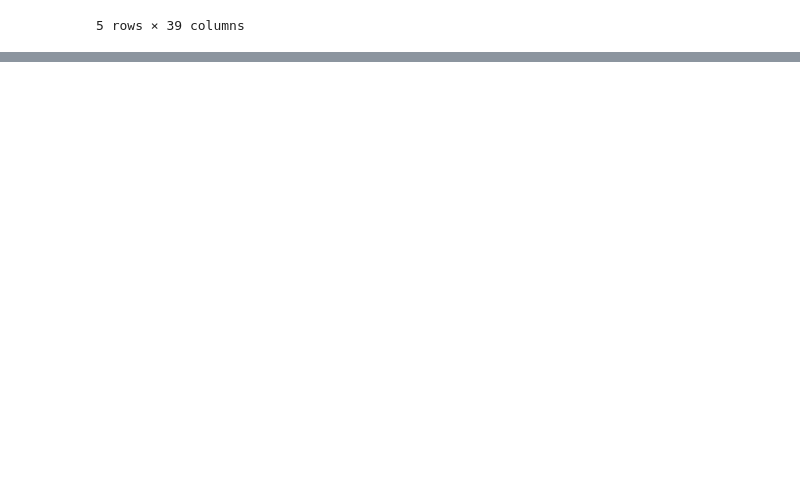
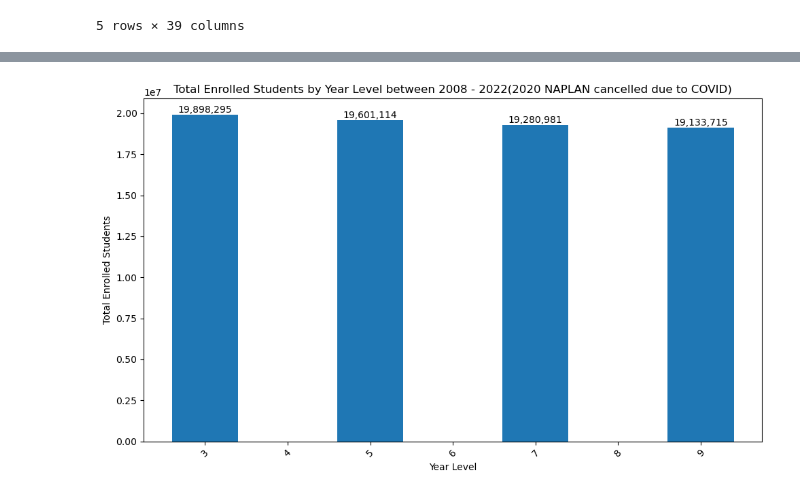
Before and after one commit to BillieOdelle/Project4_NAPLAN_STUDENT_ACHIEVEMENT, a Jupyter notebook: project trial_Python.ipynb, the cells around one changed output, grey strips where cells are left out. Drawn from its saved outputs; the diff is of its cells as text; code cells hidden in the pictures; blank space fills up the shorter version.

```diff
--- a/project trial_Python.ipynb
+++ b/project trial_Python.ipynb
@@ -96,0 +423,28 @@ df_Naplan_copy = df_Naplan.copy()
+# %%
+#CLEANED DATA
+
+
+# Group by Year Level to find total enrolled students for each year level
+enrolled_by_year_level_AUS = df_Naplan_AUS.groupby(['YEAR_LEVEL'])['ENROLLED_STUDENTS'].sum().reset_index()
+
+# Plot a bar graph showing total enrolled students for each year level
+plt.figure(figsize=(10, 6))
+bars = plt.bar(enrolled_by_year_level_AUS['YEAR_LEVEL'], enrolled_by_year_level_AUS['ENROLLED_STUDENTS'])
+
+# Add the total as an annotation above each bar
+for bar in bars:
+    yval = bar.get_height()
+    plt.text(bar.get_x() + bar.get_width()/2.0, yval, f'{int(yval):,}', va='bottom', ha='center', fontsize=10)
+
+# Calculate the total enrollment
+total_enrolled = enrolled_by_year_level_AUS['ENROLLED_STUDENTS'].sum()
+
+plt.title('Total Enrolled Students by Year Level between 2008 - 2022(2020 NAPLAN cancelled due to COVID)')
+plt.xlabel('Year Level')
+plt.ylabel('Total Enrolled Students')
+plt.xticks(rotation=45)
+plt.tight_layout()
+
+plt.show()
+# %% [output]
+[figure, added]
```
Also changed, not shown: parts of 37 cells of this notebook, 4 other files.
